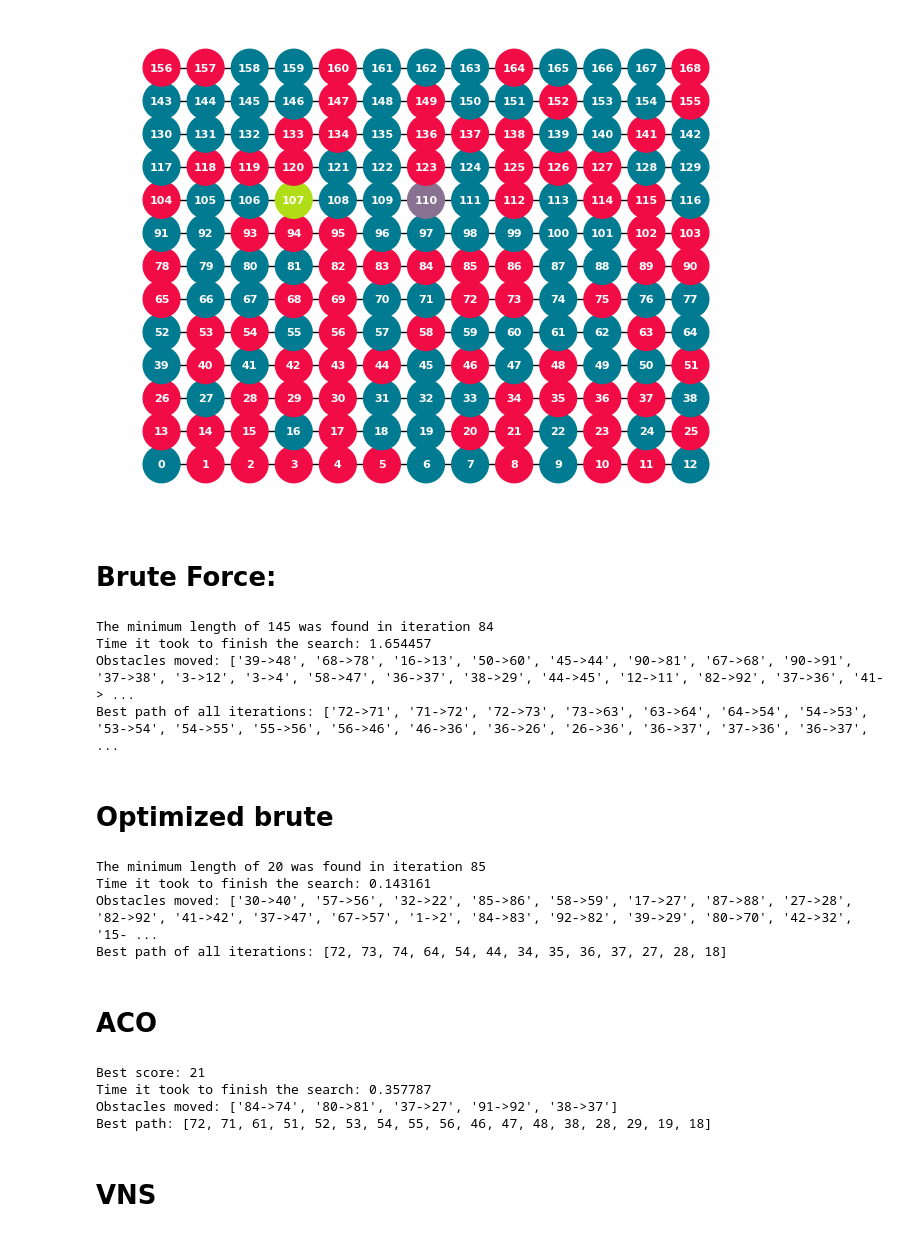
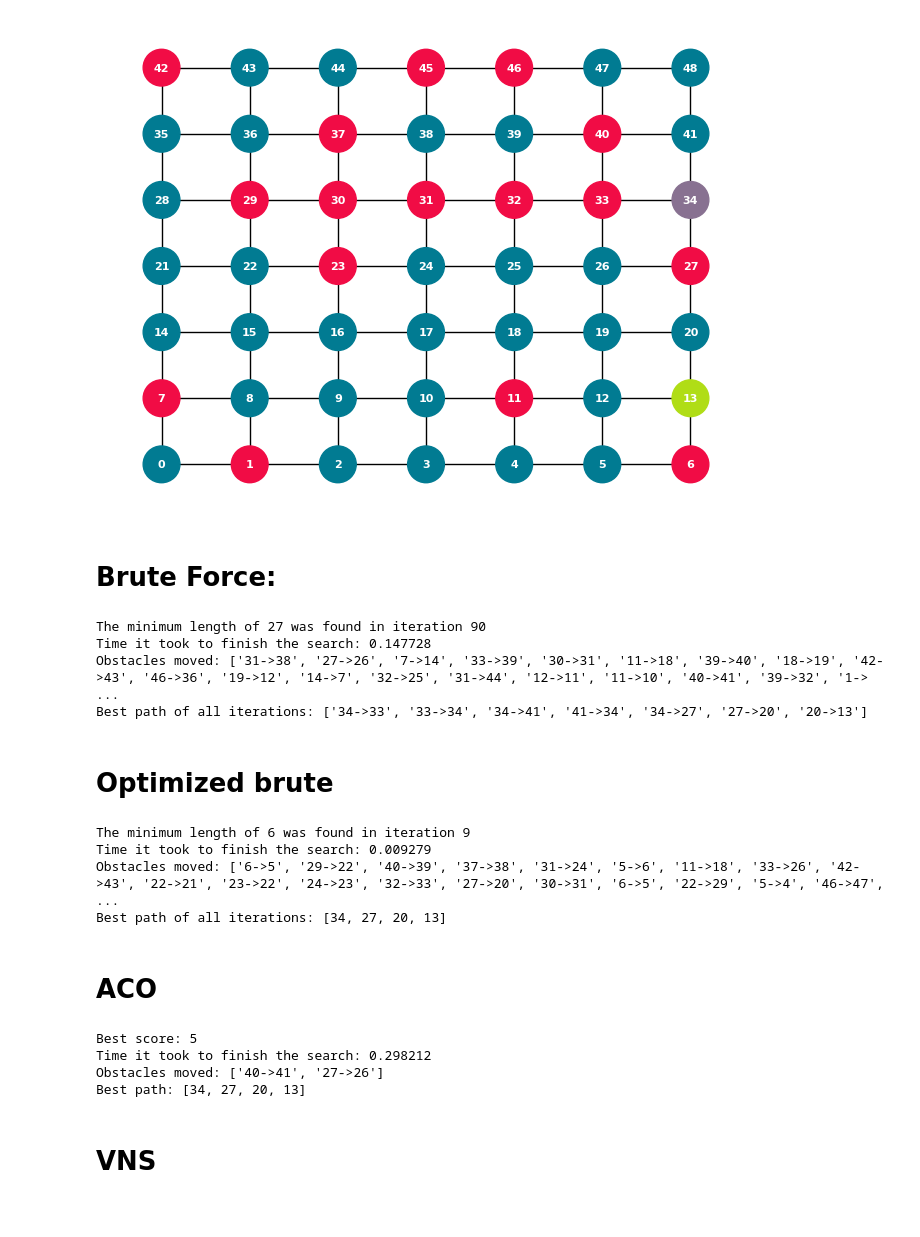
Before and after one commit to MATIJA741/MinimumGraphMotionPlanning, a Jupyter notebook: Comparator.ipynb, the cells around one changed output. Saved outputs shown, nothing was run; the diff lists cells and outputs as text; code cells hidden in the pictures.

```diff
--- a/Comparator.ipynb
+++ b/Comparator.ipynb
@@ -29,10 +23,10 @@ def plot(num_iterations, length_per_iteration):
     plt.title('Shortest Number of Steps in Each Iteration')
     plt.legend()
 # %%
-g, obstacles, start_pos, goal_pos = gg.build_grid(13)
+g, obstacles, start_pos, goal_pos = gg.build_grid(7)
 obstacles_start = copy.deepcopy(obstacles)
 # %% [output]
-[figure, old version]
+[figure, new version]
 # %%
 num_iterations = 100
 alpha = 0.9
@@ -45,20 +39,20 @@ rho = 0.9
 # %%
 metrics_bf = bf.find_path(g, start_pos, goal_pos, obstacles, num_iterations=num_iterations)
 # %% [output]
-The minimum length of 145 was found in iteration 84
-Time it took to finish the search: 1.654457
-Obstacles moved: ['39->48', '68->78', '16->13', '50->60', '45->44', '90->81', '67->68', '90->91', '37->38', '3->12', '3->4', '58->47', '36->37', '38->29', '44->45', '12->11', '82->92', '37->36', '41-> ...
-Best path of all iterations: ['72->71', '71->72', '72->73', '73->63', '63->64', '64->54', '54->53', '53->54', '54->55', '55->56', '56->46', '46->36', '36->26', '26->36', '36->37', '37->36', '36->37',  ...
+The minimum length of 27 was found in iteration 90
+Time it took to finish the search: 0.147728
+Obstacles moved: ['31->38', '27->26', '7->14', '33->39', '30->31', '11->18', '39->40', '18->19', '42->43', '46->36', '19->12', '14->7', '32->25', '31->44', '12->11', '11->10', '40->41', '39->32', '1-> ...
+Best path of all iterations: ['34->33', '33->34', '34->41', '41->34', '34->27', '27->20', '20->13']
 # %% [markdown]
 # Optimized brute
 # %%
 obstacles = copy.deepcopy(obstacles_start)
 metrics_bfo = bfo.find_path(g, start_pos, goal_pos, obstacles, num_iterations=num_iterations)
 # %% [output]
-The minimum length of 20 was found in iteration 85
-Time it took to finish the search: 0.143161
-Obstacles moved: ['30->40', '57->56', '32->22', '85->86', '58->59', '17->27', '87->88', '27->28', '82->92', '41->42', '37->47', '67->57', '1->2', '84->83', '92->82', '39->29', '80->70', '42->32', '15- ...
-Best path of all iterations: [72, 73, 74, 64, 54, 44, 34, 35, 36, 37, 27, 28, 18]
+The minimum length of 6 was found in iteration 9
+Time it took to finish the search: 0.009279
+Obstacles moved: ['6->5', '29->22', '40->39', '37->38', '31->24', '5->6', '11->18', '33->26', '42->43', '22->21', '23->22', '24->23', '32->33', '27->20', '30->31', '6->5', '22->29', '5->4', '46->47',  ...
+Best path of all iterations: [34, 27, 20, 13]
 # %% [markdown]
 # ACO
 # %%
@@ -69,10 +63,10 @@ for edge in g.edges:
 obstacles = copy.deepcopy(obstacles_start)
 metrics_aco = aco.aco(g, start_pos, goal_pos, num_ants, rho, num_iterations, theta, alpha, beta, obstacles)
 # %% [output]
-Best score: 21
-Time it took to finish the search: 0.357787
-Obstacles moved: ['84->74', '80->81', '37->27', '91->92', '38->37']
-Best path: [72, 71, 61, 51, 52, 53, 54, 55, 56, 46, 47, 48, 38, 28, 29, 19, 18]
+Best score: 5
+Time it took to finish the search: 0.298212
+Obstacles moved: ['40->41', '27->26']
+Best path: [34, 27, 20, 13]
 # %% [markdown]
 # VNS
 # %%
```
Also changed, not shown: parts of 14 cells of this notebook.
